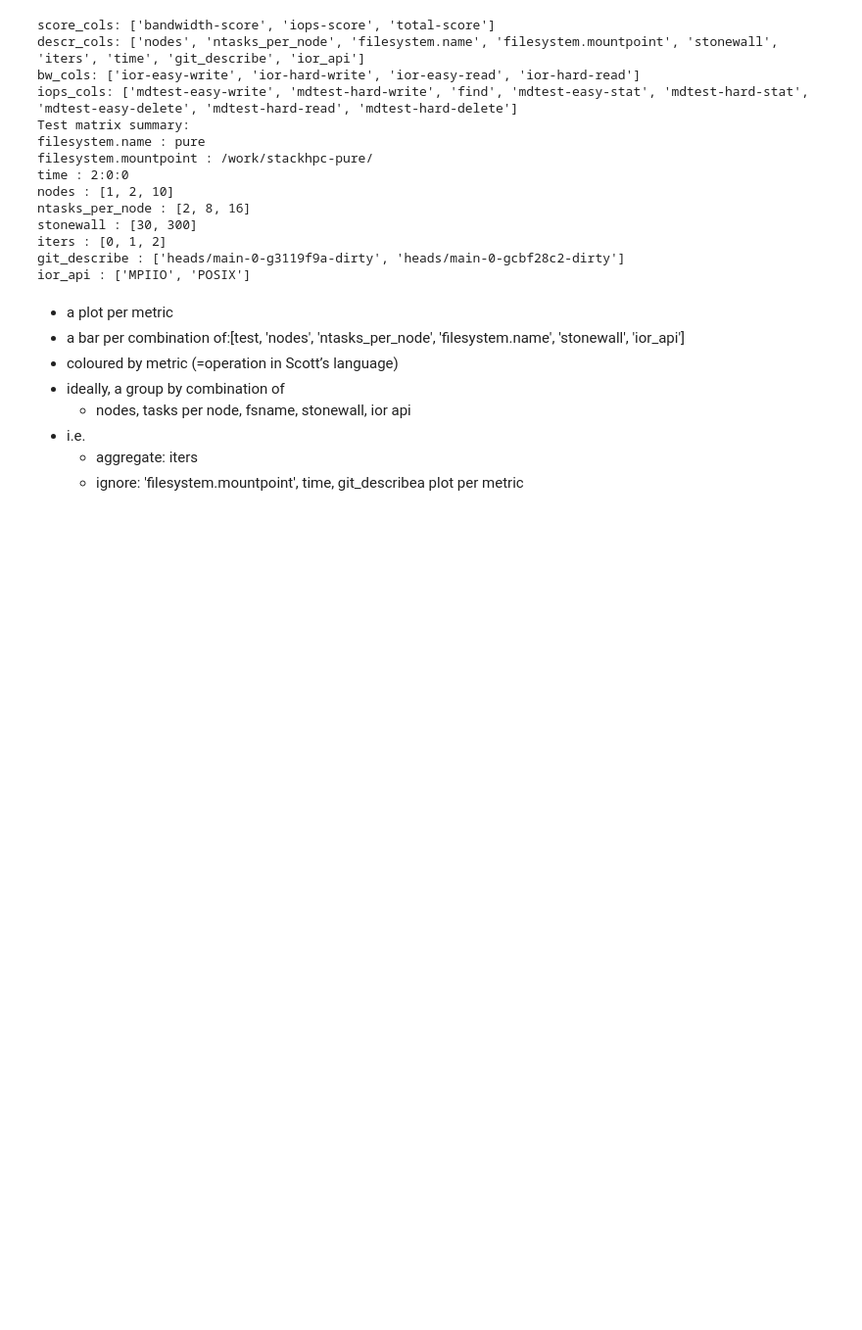
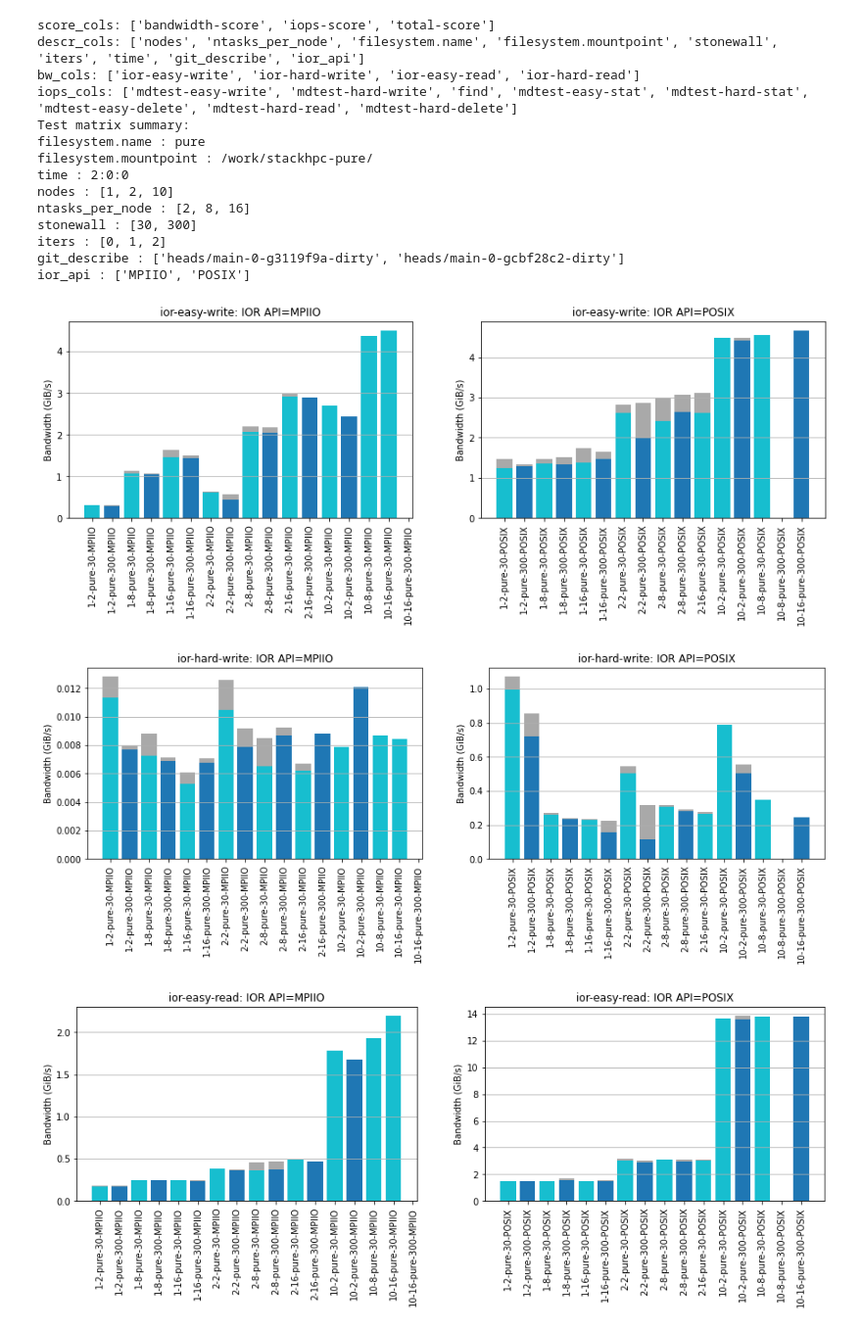
Before and after one commit to stackhpc/jasmin-fs-benchmark, a Jupyter notebook: io500/plotter.ipynb, the cells around one changed output. Shown at 98% size. Drawn from its saved outputs; the diff is of its cells as text; code cells hidden in the pictures; blank space fills up the shorter version.

Commit message:
fix bar colouring in plots

```diff
--- a/io500/plotter.ipynb
+++ b/io500/plotter.ipynb
@@ -131,9 +110,0 @@ def simple_plot(groupby, x_col, kind='line'):
-# %% [markdown]
-- a plot per metric
-- a bar per combination of:[test, 'nodes', 'ntasks_per_node', 'filesystem.name', 'stonewall', 'ior_api']
-- coloured by metric (=operation in Scott’s language)
-- ideally, a group by combination of
-  - nodes, tasks per node, fsname, stonewall, ior api
-- i.e.
-  - aggregate: iters
-  - ignore: 'filesystem.mountpoint', time, git_describea plot per metric
@@ -155,39 +111,31 @@ for im, (metric_name, metric) in enumerate(metrics.items()):
-# %%
-# works
-metrics = split_tests(results)
-for im, (metric_name, metric) in enumerate(metrics.items()):
-    fig, axs = plt.subplots(figsize=(12, 6), nrows=len(metric['cols']), constrained_layout=True)
-    for ic, col in enumerate(metric['cols']):
-        ax = axs[ic]
-        metric_results = metric['results']
-        iters = sorted(set(metric_results['iters']))
-        for it in iters:
-            series = metric_results.loc[metric_results['iters'] == it][col]
-            xs = [(len(iters) * iv) + it for iv in range(series.shape[0])]
-            ax.bar(x=xs, height=series, label=f'run {it}')
-        ax.set_ylabel(f"{ metric['name'] } ({ metric['unit'] })")
-        ax.set_title(col)
-        ax.grid(visible=True, axis='y')
-        ax.legend()
 # %%
-# works
+# plot 2x barcharts, MPIIO and POSIX per row, where a row is an io500 etest, e.g. ior-easy-write.
+# bars are coloured by stonewall time
 grouper = ['nodes', 'ntasks_per_node', 'filesystem.name', 'stonewall', 'ior_api']
-metrics = split_tests(results)
+filtered_results = results
+metrics = split_tests(filtered_results)
+wallcolors = {30: 'C9', 300: 'C0'}
 for im, (metric_name, metric) in enumerate(metrics.items()):
-    fig, axs = plt.subplots(figsize=(12, 12), nrows=len(metric['cols'])) #, constrained_layout=True)
     for ic, col in enumerate(metric['cols']):
-        ax = axs[ic]
         col_results = metric['results'][descr_cols + [col]]
 
-        # display(col_results)
-        mins = col_results.groupby(grouper).min().reset_index() # reset ditches heirarchical index
-        maxs = col_results.groupby(grouper).max().reset_index()
-        labels = mins[grouper].astype(str).agg('-'.join, axis='columns')
-        y_pos=range(len(mins))
-        ax.bar(y_pos, maxs[col], label='min', color='grey')
-        ax.bar(y_pos, mins[col], label='max')
-        ax.set_xticks(y_pos, labels, rotation=90)
-        ax.set_ylabel(f"{ metric['name'] } ({ metric['unit'] })")
-        ax.set_title(col)
-        ax.grid(visible=True, axis='y')
-    fig.subplots_adjust(hspace=2)
+        grouped = col_results.groupby('ior_api')
+        fig, axs = plt.subplots(figsize=(15, 4), nrows=1, ncols=len(grouped))
+        for ig, (g, group) in enumerate(grouped):
+            ax = axs[ig]
+            mins = group.groupby(grouper).min().reset_index() # reset ditches heirarchical index
+            maxs = group.groupby(grouper).max().reset_index()
+            barcolors = [wallcolors[w] for w in mins['stonewall']] # TODO: FIXME:
+
+            labels = mins[grouper].astype(str).agg('-'.join, axis='columns')
+            y_pos=range(len(mins))
+            ax.bar(y_pos, maxs[col], label='min', color='darkgray')
+            ax.bar(y_pos, mins[col], label='max', color=barcolors)
+            ax.set_xticks(y_pos, labels, rotation=90)
+            ax.set_ylabel(f"{ metric['name'] } ({ metric['unit'] })")
+            ax.set_title(f'{ col }: IOR API={ g }')
+            ax.grid(visible=True, axis='y')
+# %% [output]
+[figure, added]
+[figure, added]
+[figure, added]
```
Also changed, not shown: parts of 6 cells of this notebook.
